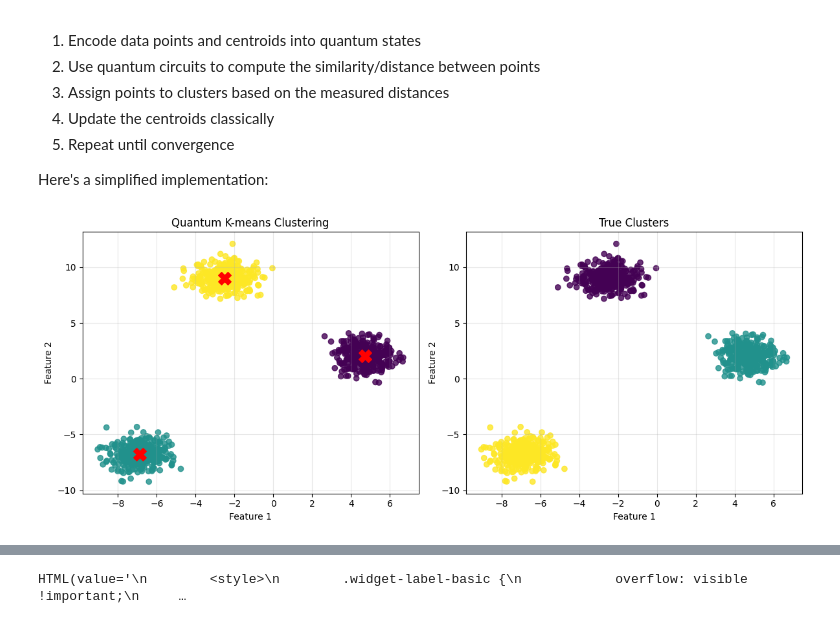
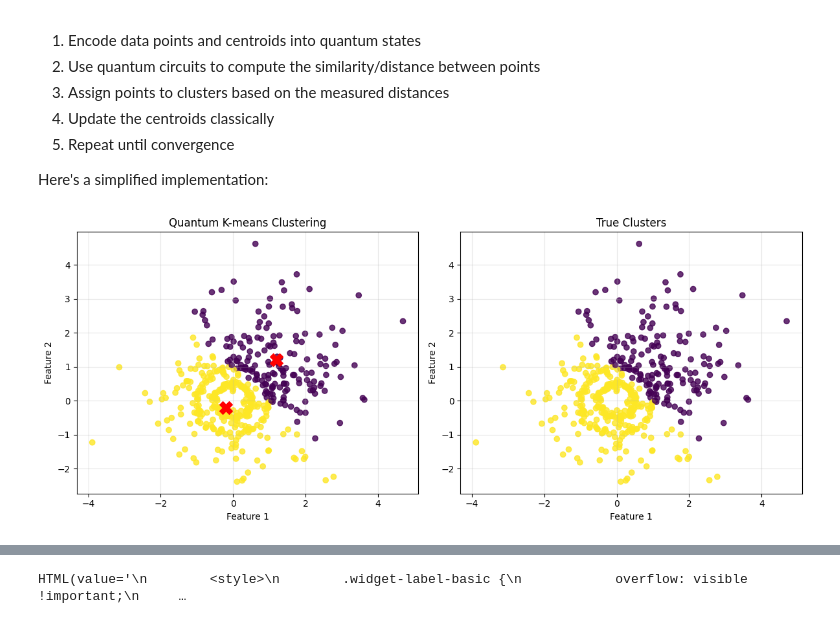
Before and after one commit to YoushaExT/quantum-clustering, a Jupyter notebook: quantum_clustering.ipynb, the cells around one changed output, grey strips where cells are left out. Drawn from its saved outputs; the diff is of its cells as text; code cells hidden in the pictures.

```diff
--- a/quantum_clustering.ipynb
+++ b/quantum_clustering.ipynb
@@ -303,45 +345,35 @@ def quantum_kmeans(X, n_clusters, max_iter=10):
 
     return labels, centroids
 
-# Generate synthetic data
-n_samples = 1000  # Using fewer samples for faster execution
-n_features = 2
-n_clusters = 3
-random_state = 42
-
-X, true_labels = make_blobs(n_samples=n_samples, n_features=n_features,
-                           centers=n_clusters, cluster_std=0.8,
-                           random_state=random_state)
-
 # Scale data to appropriate range for angle encoding
 X_scaled = X / np.max(np.abs(X)) * np.pi
 
 # Apply quantum k-means
-q_labels, q_centroids = quantum_kmeans(X_scaled, n_clusters, max_iter=5)
+q_labels, q_centroids = quantum_kmeans(X_scaled, 2, max_iter=10)
 
 # Visualize results
 plt.figure(figsize=(12, 5))
 
 # Plot quantum k-means results
 plt.subplot(1, 2, 1)
 plt.scatter(X[:, 0], X[:, 1], c=q_labels, cmap='viridis', alpha=0.8)
 plt.scatter(q_centroids[:, 0] * np.max(np.abs(X)) / np.pi,
             q_centroids[:, 1] * np.max(np.abs(X)) / np.pi,
             c='red', marker='X', s=200)
 plt.title('Quantum K-means Clustering')
 plt.xlabel('Feature 1')
 plt.ylabel('Feature 2')
 plt.grid(True, alpha=0.3)
 
 # Plot true labels for comparison
 plt.subplot(1, 2, 2)
-plt.scatter(X[:, 0], X[:, 1], c=true_labels, cmap='viridis', alpha=0.8)
+plt.scatter(X[:, 0], X[:, 1], c=q_labels, cmap='viridis', alpha=0.8)
 plt.title('True Clusters')
 plt.xlabel('Feature 1')
 plt.ylabel('Feature 2')
 plt.grid(True, alpha=0.3)
 
 plt.tight_layout()
 plt.show()
 # %% [output]
-[figure, old version]
+[figure, new version]
```
Also changed, not shown: parts of 37 cells of this notebook, 1 other file.
